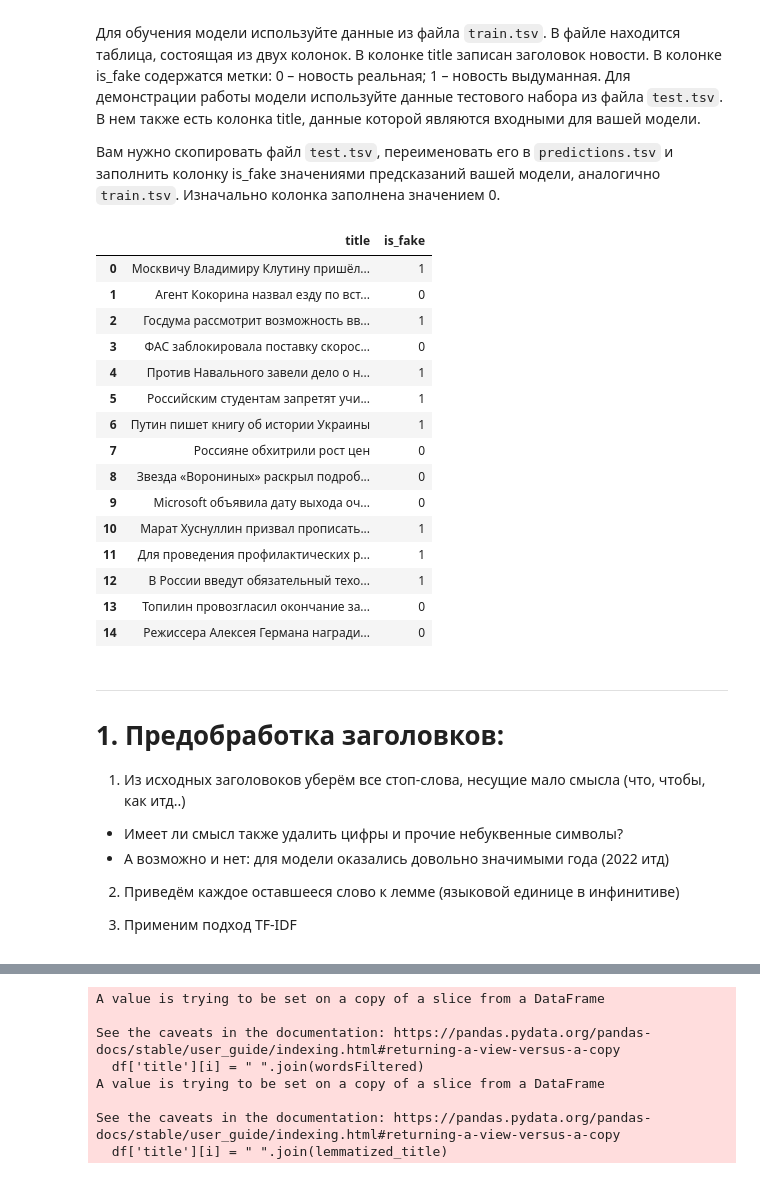
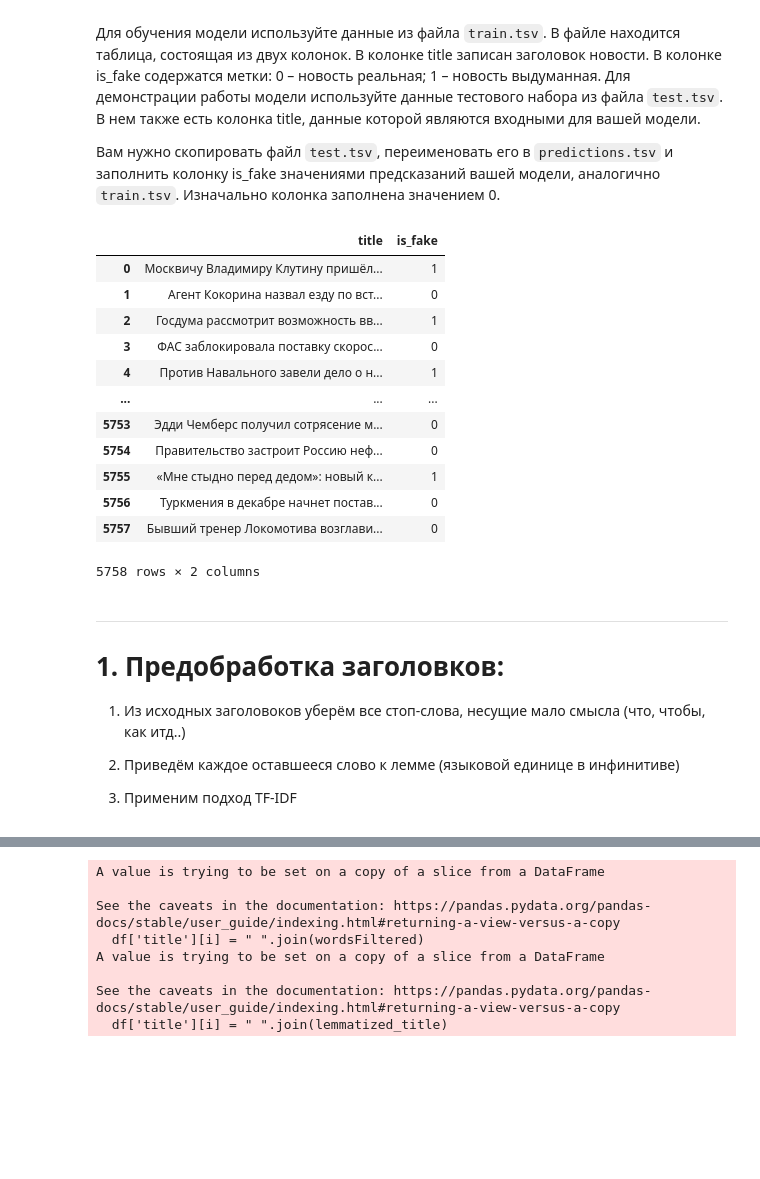
Before and after one commit to belpablo/smth_for_fun, a Jupyter notebook: KONTUR/solution/Kontur_test.ipynb, the cells around one changed output, grey strips where cells are left out. Cells and saved outputs as stored; diff of their text form; code cells hidden in the pictures; blank space fills up the shorter version.

```diff
--- a/KONTUR/solution/Kontur_test.ipynb
+++ b/KONTUR/solution/Kontur_test.ipynb
@@ -30,32 +35,28 @@ from sklearn.metrics import f1_score
 rand_state = 42
 # %%
 train_data = pd.read_csv('dataset/train.tsv', sep = '\t')
+#print(train_data['is_fake'].value_counts())
 #train_data.style.hide_index()
-train_data.head(15)
+train_data
 # %% [output]
 |  | title | is_fake |
 | 0 | Москвичу Владимиру Клутину пришёл... | 1 |
 | 1 | Агент Кокорина назвал езду по вст... | 0 |
 | 2 | Госдума рассмотрит возможность вв... | 1 |
 | 3 | ФАС заблокировала поставку скорос... | 0 |
 | 4 | Против Навального завели дело о н... | 1 |
-| 5 | Российским студентам запретят учи... | 1 |
-| 6 | Путин пишет книгу об истории Украины | 1 |
-| 7 | Россияне обхитрили рост цен | 0 |
-| 8 | Звезда «Ворониных» раскрыл подроб... | 0 |
-| 9 | Microsoft объявила дату выхода оч... | 0 |
-| 10 | Марат Хуснуллин призвал прописать... | 1 |
-| 11 | Для проведения профилактических р... | 1 |
-| 12 | В России введут обязательный техо... | 1 |
-| 13 | Топилин провозгласил окончание за... | 0 |
-| 14 | Режиссера Алексея Германа награди... | 0 |
+| ... | ... | ... |
+| 5753 | Эдди Чемберс получил сотрясение м... | 0 |
+| 5754 | Правительство застроит Россию неф... | 0 |
+| 5755 | «Мне стыдно перед дедом»: новый к... | 1 |
+| 5756 | Туркмения в декабре начнет постав... | 0 |
+| 5757 | Бывший тренер Локомотива возглави... | 0 |
+5758 rows × 2 columns
 # %% [markdown]
 ---
 # 1. Предобработка заголовков:
 
 1) Из исходных заголовоков уберём все стоп-слова, несущие мало смысла (что, чтобы, как итд..)
-- Имеет ли смысл также удалить цифры и прочие небуквенные символы?
-- А возможно и нет: для модели оказались довольно значимыми года (2022 итд)
 
 2) Приведём каждое оставшееся слово к лемме (языковой единице в инфинитиве)
 
```
Also changed, not shown: parts of 25 cells of this notebook.
